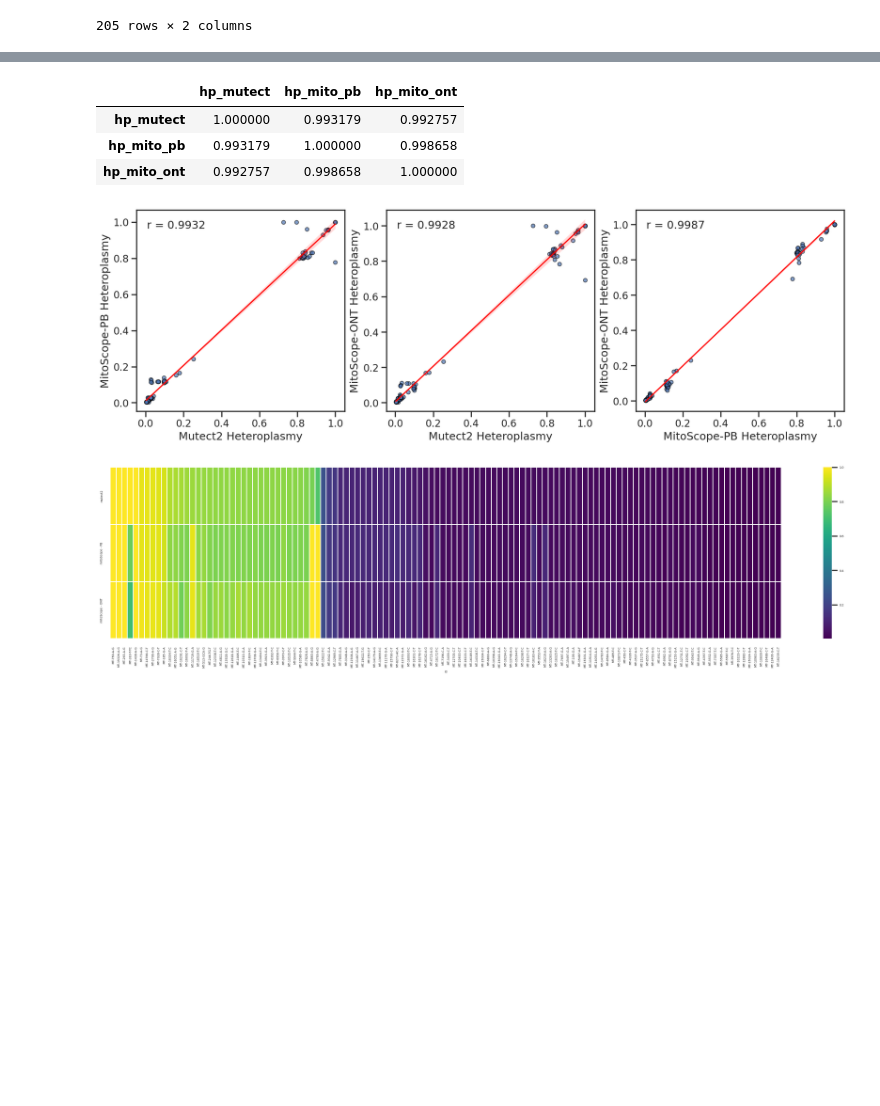
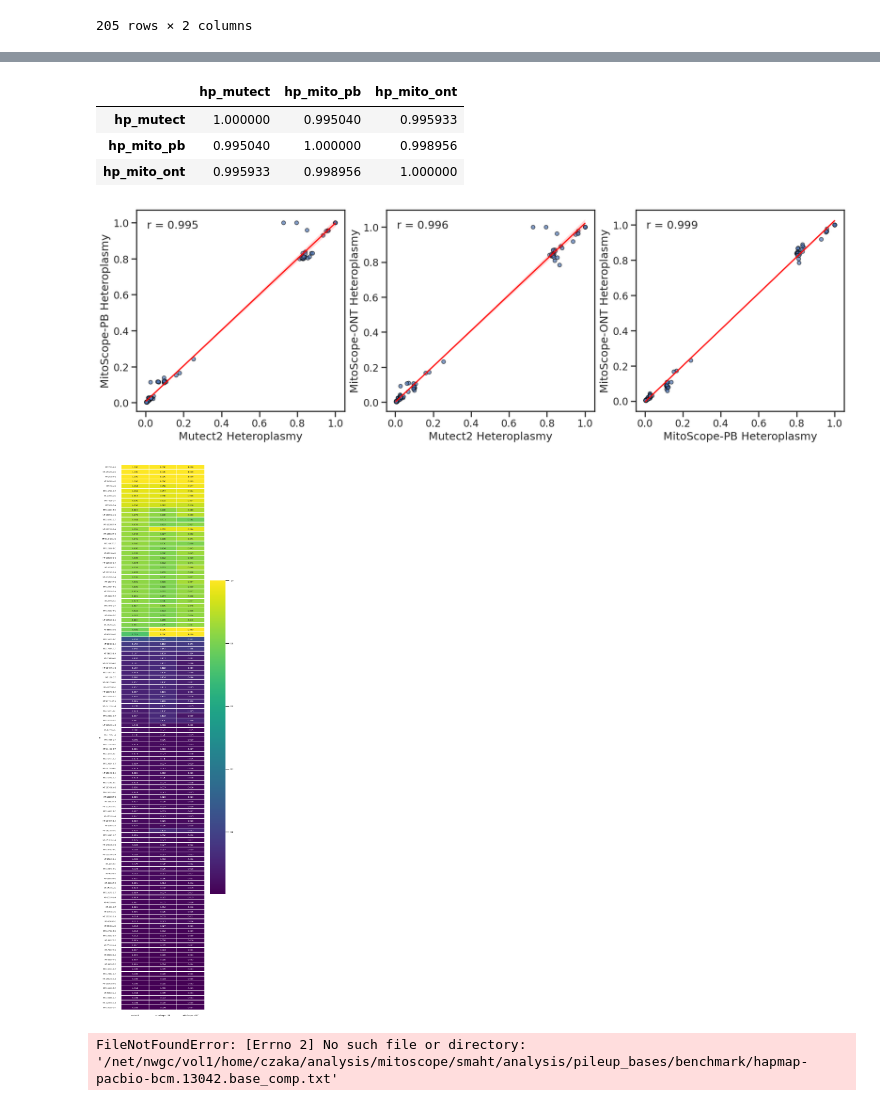
Before and after one commit to czakarian/smaht_mitoscope_analysis, a Jupyter notebook: benchmarking.ipynb, the cells around one changed output, grey strips where cells are left out. Saved outputs shown, nothing was run; the diff lists cells and outputs as text; code cells hidden in the pictures; blank space fills up the shorter version.

Commit message:
update analysis scripts

```diff
--- a/benchmarking.ipynb
+++ b/benchmarking.ipynb
@@ -5,8 +5,7 @@ import seaborn as sns
 import numpy as np
 import os
 # %%
-## !! not currently filtering any of this out !!
-poly_homopolymer_regions = [309,310,311,12418,12419,12420,16180,16181,16182,16183]
+poly_homopolymer_regions = [309,310,311,16179,16180,16181,16182,16183]
 # %%
 df_pb = pd.read_csv("/net/nwgc/vol1/home/czaka/analysis/mitoscope/smaht/hapmap/pacbio/output/qc_summary.tsv", sep='\t')
 df_pb[['Donor', 'Seq_Tech', 'Center']] = df_pb['Sample'].str.split('-', expand=True)
@@ -189,7 +507,7 @@ plt.show()
 ## mitoscope heteroplasmy levels vs mutect2 heteroplasmy levels (correlation plot or heat map w R2 value?)
 ## using mean het values across sites
 
-mutect_df = pd.read_csv('/net/nwgc/vol1/home/czaka/analysis/mutect2/smaht/illumina/hapmap/output/merged.mutect2.norm.vcfeval.vcf.gz',
+mutect_df = pd.read_csv('/net/nwgc/vol1/home/czaka/analysis/mutect2/smaht/illumina/hapmap/output/merged.mutect2.filtered.norm.vcfeval.vcf.gz',
                  comment='#', sep='\t', compression='gzip', names=['chrom', 'pos', 'id', 'ref', 'alt', 'qual', 'filter', 'info', 'format', 'sample'])
 
 mutect_df['id'] = mutect_df[['chrom', 'pos', 'ref', 'alt']].astype(str).agg('-'.join, axis=1)
@@ -332,7 +650,7 @@ final_merged_df['indel'] = final_merged_df.apply(lambda row: 'indel' if (len(row
 final_merged_df = final_merged_df.drop(columns=['ref','alt'])
 
 final_merged_df['pos'] = final_merged_df['id'].str.split('-', expand=True)[1].astype(int)
-#final_merged_df = final_merged_df[~(final_merged_df['pos'].isin(poly_homopolymer_regions))]
+final_merged_df = final_merged_df[~(final_merged_df['pos'].isin(poly_homopolymer_regions))]
 final_merged_df = final_merged_df.drop(columns=["pos"])
 
 final_merged_df
@@ -355,9 +673,9 @@ corr = final_merged_df.drop(columns=['id', 'indel']).corr()
 corr
 # %% [output]
 |  | hp_mutect | hp_mito_pb | hp_mito_ont |
-| hp_mutect | 1.000000 | 0.993179 | 0.992757 |
-| hp_mito_pb | 0.993179 | 1.000000 | 0.998658 |
-| hp_mito_ont | 0.992757 | 0.998658 | 1.000000 |
+| hp_mutect | 1.000000 | 0.995040 | 0.995933 |
+| hp_mito_pb | 0.995040 | 1.000000 | 0.998956 |
+| hp_mito_ont | 0.995933 | 0.998956 | 1.000000 |
 # %%
 sns.set_theme(style="ticks", context="talk", font_scale=1)
 
@@ -369,48 +687,72 @@ common_kws = dict(scatter_kws={'s': 40, 'alpha': 0.7, 'edgecolor': 'black'},
 sns.regplot(data=final_merged_df, x='hp_mutect', y='hp_mito_pb', ax=axes[0], **common_kws)
 axes[0].set_xlabel('Mutect2 Heteroplasmy')
 axes[0].set_ylabel('MitoScope-PB Heteroplasmy')
-axes[0].text(0.05, 0.95, f"r = {corr.loc['hp_mutect', 'hp_mito_pb']:.4f}",
+axes[0].text(0.05, 0.95, f"r = {corr.loc['hp_mutect', 'hp_mito_pb']:.3f}",
              transform=axes[0].transAxes,
              ha="left", va="top")
 
 sns.regplot(data=final_merged_df, x='hp_mutect', y='hp_mito_ont', ax=axes[1], **common_kws)
 axes[1].set_xlabel('Mutect2 Heteroplasmy')
 axes[1].set_ylabel('MitoScope-ONT Heteroplasmy')
-axes[1].text(0.05, 0.95, f"r = {corr.loc['hp_mutect', 'hp_mito_ont']:.4f}",
+axes[1].text(0.05, 0.95, f"r = {corr.loc['hp_mutect', 'hp_mito_ont']:.3f}",
              transform=axes[1].transAxes,
              ha="left", va="top")
 
 sns.regplot(data=final_merged_df, x='hp_mito_pb', y='hp_mito_ont', ax=axes[2], **common_kws)
 axes[2].set_xlabel('MitoScope-PB Heteroplasmy')
 axes[2].set_ylabel('MitoScope-ONT Heteroplasmy')
-axes[2].text(0.05, 0.95, f"r = {corr.loc['hp_mito_pb', 'hp_mito_ont']:.4f}",
+axes[2].text(0.05, 0.95, f"r = {corr.loc['hp_mito_pb', 'hp_mito_ont']:.3f}",
              transform=axes[2].transAxes,
              ha="left", va="top")
 
 plt.savefig("plots/fig2-hapmap_heteroplasmy_correlation_plots.pdf", dpi=300, bbox_inches='tight')
 plt.show()
 # %% [output]
-[figure, old version]
+[figure, new version]
 # %%
 sns.set_theme(style="whitegrid", context="talk", font_scale=0.3)
 
 labels = ['mutect2', 'mitoScope - PB', 'mitoScope - ONT']
 df_sorted = final_merged_df.sort_values("hp_mutect", ascending=False).drop(columns=['indel'])
 
-plt.figure(figsize=(20, 5))  # flip aspect ratio
+plt.figure(figsize=(5, 20))  # flip aspect ratio
 
 ax = sns.heatmap(
-    df_sorted.set_index(["id"]).T,
-    yticklabels=labels,
-    annot=False,
+    df_sorted.set_index(["id"]),
+    xticklabels=labels,
+    annot=True,
     cmap="viridis",
     linewidths=0.1,
     fmt=".3f"
 )
 
 plt.title("")
 plt.tight_layout()
 plt.savefig("plots/fig2-hapmap_heteroplasmy_concordance_heatmap.pdf", dpi=300)
 plt.show()
+
+df_sorted.to_csv('tables/hapmap_heteroplasmy_concordance.csv', index=False)
 # %% [output]
-[figure, old version]
+[figure, new version]
+# %%
+## pileup verification for discordant positions (8860,4769)
+positions = [8860, 4769]
+indir="/net/nwgc/vol1/home/czaka/analysis/mitoscope/smaht/analysis/pileup_bases"
+
+comb_x = pd.DataFrame()
+for s in df['sample'].unique():
+    for p in positions:
+        x = pd.read_csv(f'{indir}/{s}.{p}.base_comp.txt', sep=" ", names=['freq', 'base'])
+        x['sample'] = s
+        x['pos'] = p
+        comb_x = pd.concat([comb_x, x])
+
+comb_x['base'] = comb_x['base'].str.upper()
+#comb_x = comb_x[~comb_x['base'].isin(['*'])]
+
+comb_x_collapsed = comb_x.groupby(['sample', 'pos', 'base'])['freq'].sum().reset_index()
+comb_x_collapsed['prop'] = comb_x_collapsed['freq'] / comb_x_collapsed.groupby(['sample', 'pos'])['freq'].transform('sum')
+comb_x_collapsed[['donor', 'tech', 'center']] = comb_x_collapsed['sample'].str.split('-', expand=True)
+comb_x_collapsed
+# %% [output]
+FileNotFoundError: [Errno 2] No such file or directory: '/net/nwgc/vol1/home/czaka/analysis/mitoscope/smaht/analysis/pileup_bases/benchmark/hapmap-pacbio-bcm.13042.base_comp.txt'
```
Also changed, not shown: parts of 11 cells of this notebook, 23 other files.
